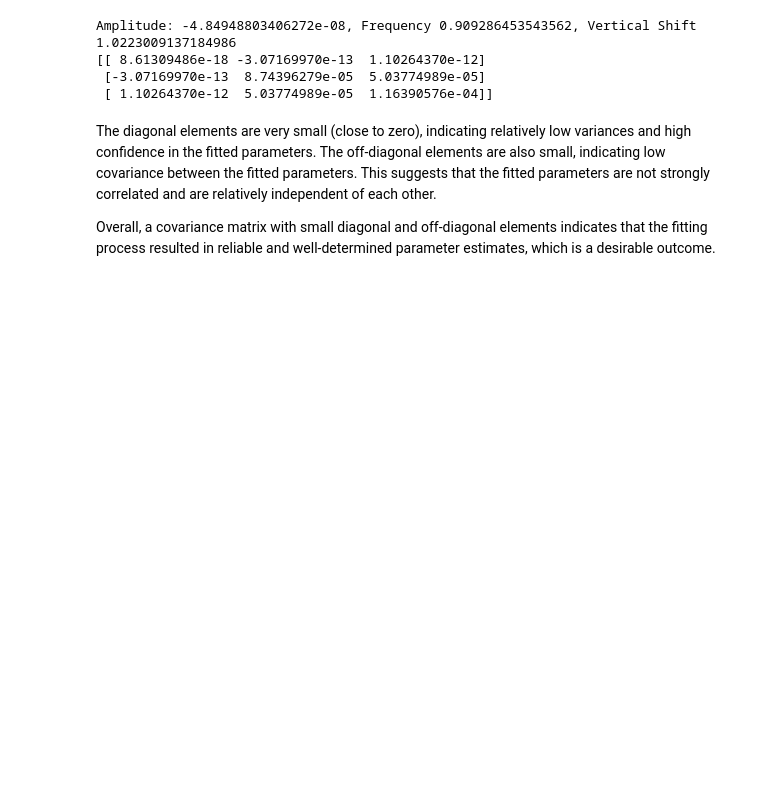
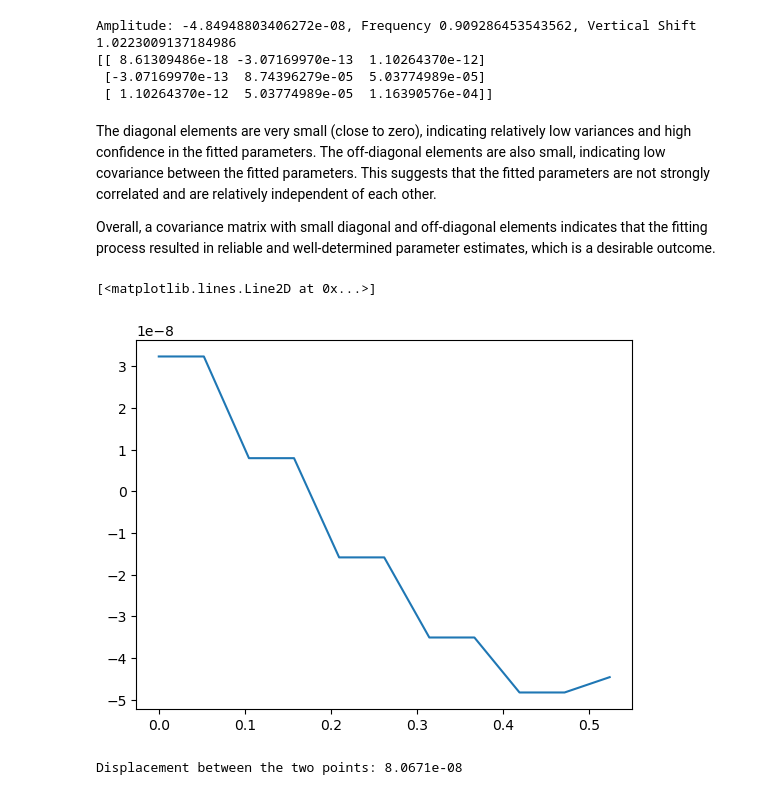
Before and after one commit to bochoa510/Realm-Project, a Jupyter notebook: Piezoelectric Characterization /piezo_displacement_characterization.ipynb, the cells around one changed output. Saved outputs shown, nothing was run; the diff lists cells and outputs as text; code cells hidden in the pictures; blank space fills up the shorter version.

Commit message:
added displacement algorithm using np.linal.norm( )

```diff
--- a/Piezoelectric Characterization /piezo_displacement_characterization.ipynb
+++ b/Piezoelectric Characterization /piezo_displacement_characterization.ipynb
@@ -111,3 +111,18 @@ Amplitude: -4.84948803406272e-08, Frequency 0.909286453543562, Vertical Shift 1.
 The diagonal elements are very small (close to zero), indicating relatively low variances and high confidence in the fitted parameters. The off-diagonal elements are also small, indicating low covariance between the fitted parameters. This suggests that the fitted parameters are not strongly correlated and are relatively independent of each other.
 
 Overall, a covariance matrix with small diagonal and off-diagonal elements indicates that the fitting process resulted in reliable and well-determined parameter estimates, which is a desirable outcome.
+# %%
+plt.plot(x[:11],y[:11])
+# %% [output]
+[<matplotlib.lines.Line2D at 0x...>]
+[figure, added]
+# %%
+point1 = np.array(y[0])
+point2 = np.array(y[y.index(min(y[:11]))])
+
+# Calculate the displacement (Euclidean distance) between the two points
+displacement = np.linalg.norm(point2 - point1)
+
+print("Displacement between the two points:", displacement)
+# %% [output]
+Displacement between the two points: 8.0671e-08
```
